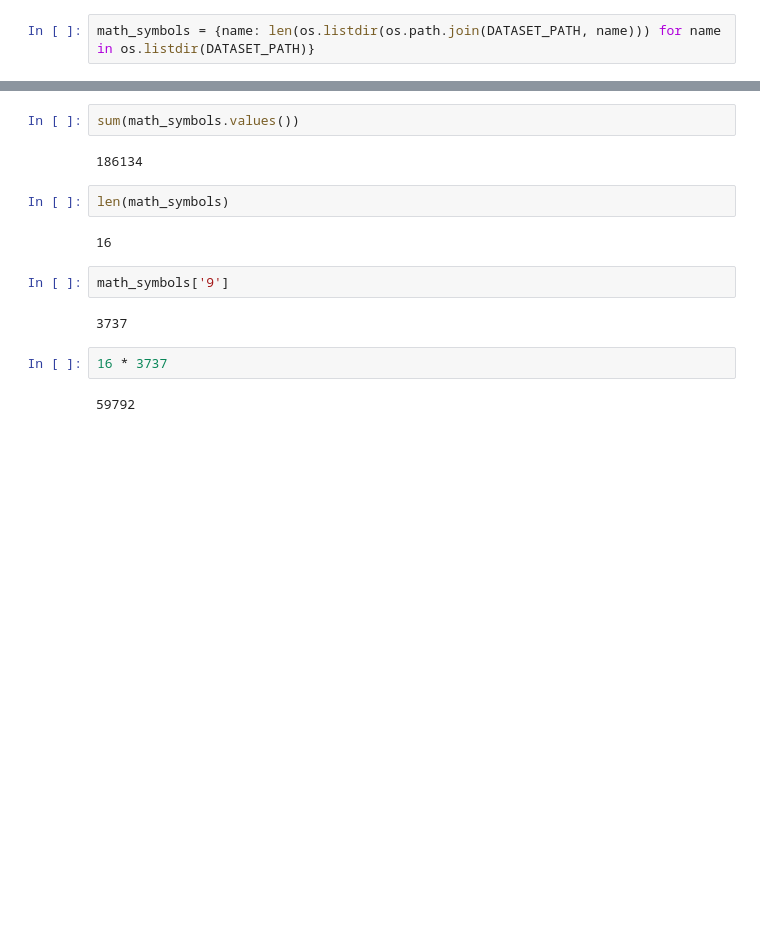
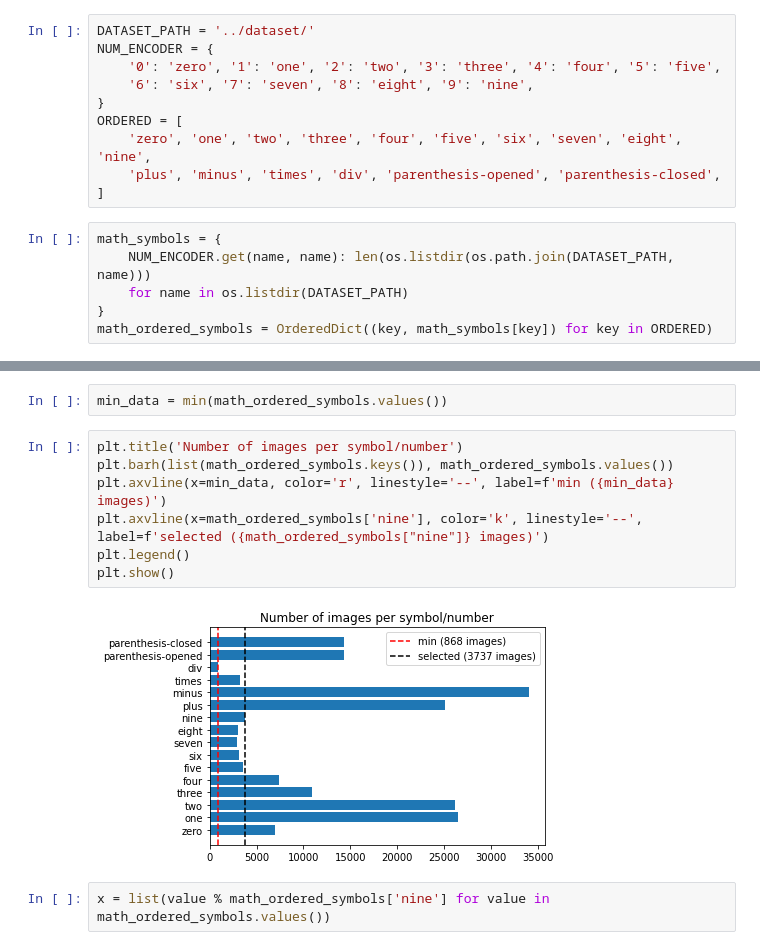
Before and after one commit to senavs/TCC, a Jupyter notebook: notebooks/Dataset information.ipynb, the cells around one changed output, grey strips where cells are left out. Saved outputs shown, nothing was run; the diff lists cells and outputs as text; blank space fills up the shorter version.

```diff
--- a/notebooks/Dataset information.ipynb
+++ b/notebooks/Dataset information.ipynb
@@ -7,2 +6,16 @@ DATASET_PATH = '../dataset/'
+# %%
+DATASET_PATH = '../dataset/'
+NUM_ENCODER = {
+    '0': 'zero', '1': 'one', '2': 'two', '3': 'three', '4': 'four', '5': 'five',
+    '6': 'six', '7': 'seven', '8': 'eight', '9': 'nine',
+}
+ORDERED = [
+    'zero', 'one', 'two', 'three', 'four', 'five', 'six', 'seven', 'eight', 'nine',
+    'plus', 'minus', 'times', 'div', 'parenthesis-opened', 'parenthesis-closed',
+]
 # %%
-math_symbols = {name: len(os.listdir(os.path.join(DATASET_PATH, name))) for name in os.listdir(DATASET_PATH)}
+math_symbols = {
+    NUM_ENCODER.get(name, name): len(os.listdir(os.path.join(DATASET_PATH, name)))
+    for name in os.listdir(DATASET_PATH)
+}
+math_ordered_symbols = OrderedDict((key, math_symbols[key]) for key in ORDERED)
@@ -14,16 +22,13 @@ plt.bar(math_symbols.keys(), math_symbols.values())
-# %%
-sum(math_symbols.values())
-# %% [output]
-186134
-# %%
-len(math_symbols)
-# %% [output]
-16
-# %%
-math_symbols['9']
-# %% [output]
-3737
-# %%
-16 * 3737
-# %% [output]
-59792
+# %%
+min_data = min(math_ordered_symbols.values())
+# %%
+plt.title('Number of images per symbol/number')
+plt.barh(list(math_ordered_symbols.keys()), math_ordered_symbols.values())
+plt.axvline(x=min_data, color='r', linestyle='--', label=f'min ({min_data} images)')
+plt.axvline(x=math_ordered_symbols['nine'], color='k', linestyle='--', label=f'selected ({math_ordered_symbols["nine"]} images)')
+plt.legend()
+plt.show()
+# %% [output]
+[figure, added]
+# %%
+x = list(value % math_ordered_symbols['nine'] for value in math_ordered_symbols.values())
```
Also changed, not shown: parts of 4 cells of this notebook, 3 other files.
